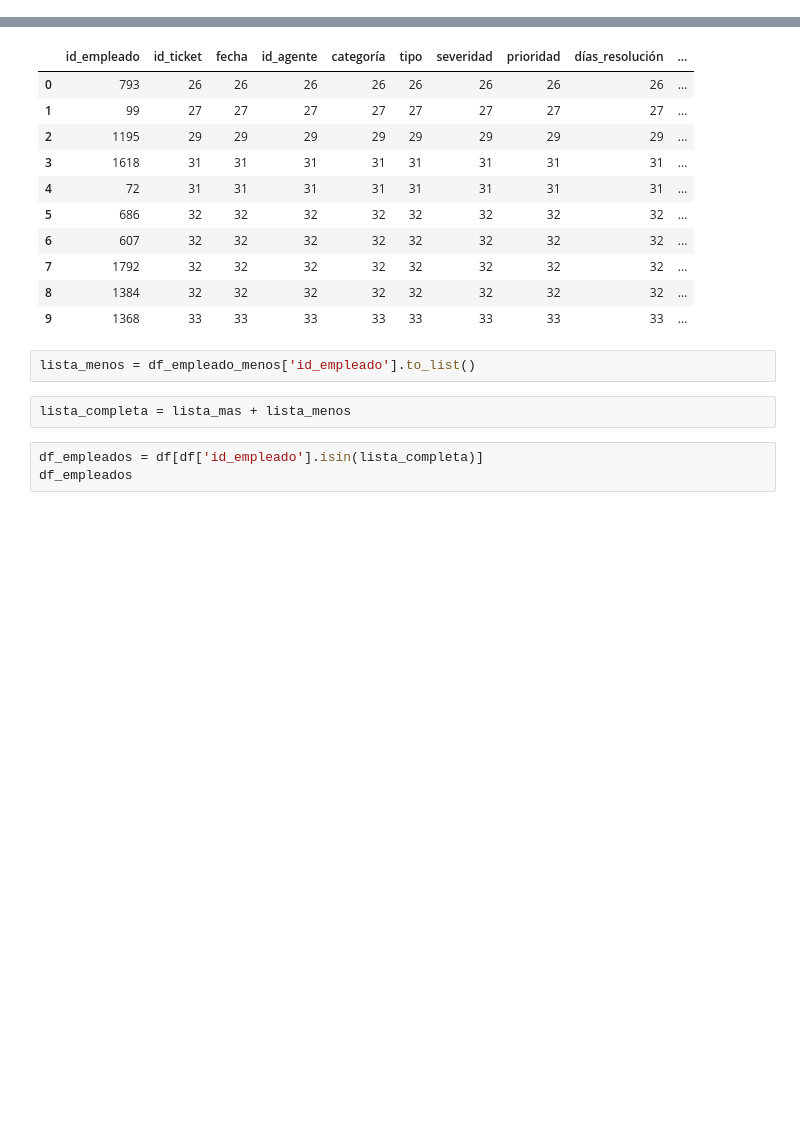
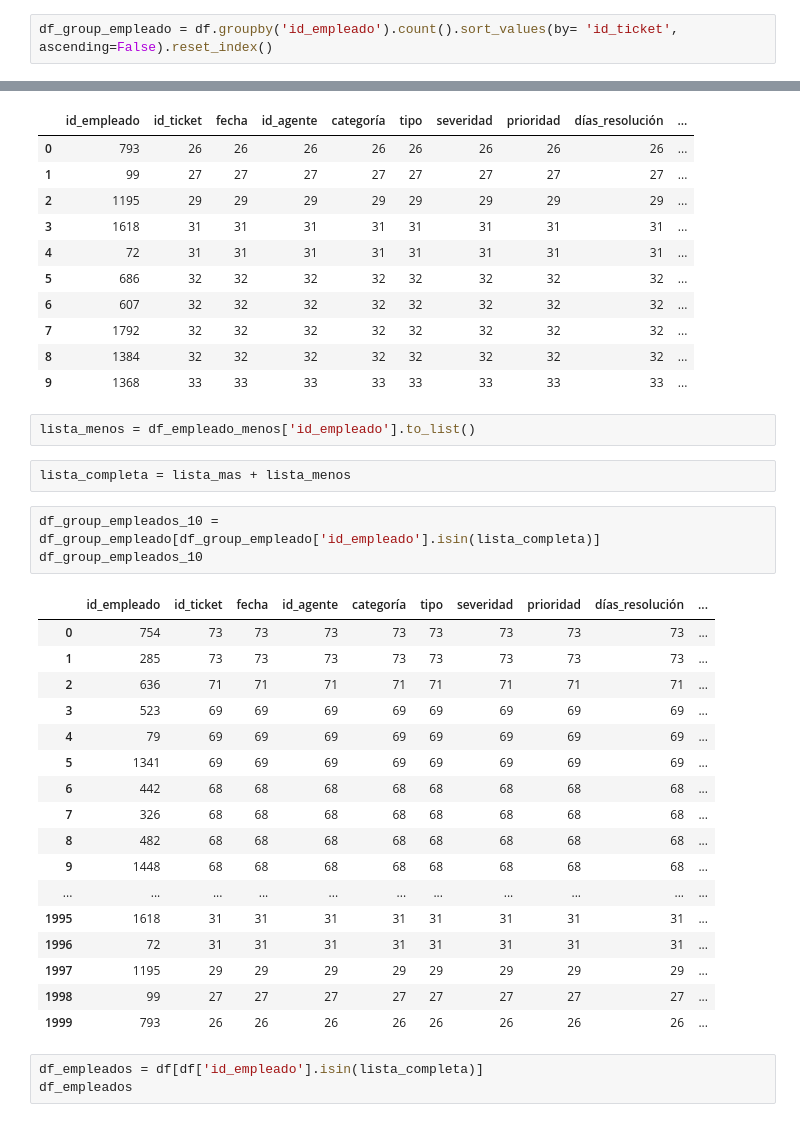
Before and after one commit to Adalab/EDA-y-ETL, a Jupyter notebook: eda/eda-III.ipynb, the cells around one changed output, grey strips where cells are left out. Saved outputs shown, nothing was run; the diff lists cells and outputs as text; blank space fills up the shorter version.

```diff
--- a/eda/eda-III.ipynb
+++ b/eda/eda-III.ipynb
@@ -86,3 +86,5 @@ plt.show();
 -Sacar el número de tickets por empleado. Pista 💡 Para esto tendremos que usar un groupby.
 
 -Visualizar el resultado del groupby anterior con la gráfica que sea más adecuada.
+# %%
+df_group_empleado = df.groupby('id_empleado').count().sort_values(by= 'id_ticket', ascending=False).reset_index()
@@ -133,6 +144,27 @@ df_empleado_menos
 lista_menos = df_empleado_menos['id_empleado'].to_list()
 # %%
 lista_completa = lista_mas + lista_menos
+# %%
+df_group_empleados_10 = df_group_empleado[df_group_empleado['id_empleado'].isin(lista_completa)]
+df_group_empleados_10
+# %% [output]
+|  | id_empleado | id_ticket | fecha | id_agente | categoría | tipo | severidad | prioridad | días_resolución | ... |
+| 0 | 754 | 73 | 73 | 73 | 73 | 73 | 73 | 73 | 73 | ... |
+| 1 | 285 | 73 | 73 | 73 | 73 | 73 | 73 | 73 | 73 | ... |
+| 2 | 636 | 71 | 71 | 71 | 71 | 71 | 71 | 71 | 71 | ... |
+| 3 | 523 | 69 | 69 | 69 | 69 | 69 | 69 | 69 | 69 | ... |
+| 4 | 79 | 69 | 69 | 69 | 69 | 69 | 69 | 69 | 69 | ... |
+| 5 | 1341 | 69 | 69 | 69 | 69 | 69 | 69 | 69 | 69 | ... |
+| 6 | 442 | 68 | 68 | 68 | 68 | 68 | 68 | 68 | 68 | ... |
+| 7 | 326 | 68 | 68 | 68 | 68 | 68 | 68 | 68 | 68 | ... |
+| 8 | 482 | 68 | 68 | 68 | 68 | 68 | 68 | 68 | 68 | ... |
+| 9 | 1448 | 68 | 68 | 68 | 68 | 68 | 68 | 68 | 68 | ... |
+| ... | ... | ... | ... | ... | ... | ... | ... | ... | ... | ... |
+| 1995 | 1618 | 31 | 31 | 31 | 31 | 31 | 31 | 31 | 31 | ... |
+| 1996 | 72 | 31 | 31 | 31 | 31 | 31 | 31 | 31 | 31 | ... |
+| 1997 | 1195 | 29 | 29 | 29 | 29 | 29 | 29 | 29 | 29 | ... |
+| 1998 | 99 | 27 | 27 | 27 | 27 | 27 | 27 | 27 | 27 | ... |
+| 1999 | 793 | 26 | 26 | 26 | 26 | 26 | 26 | 26 | 26 | ... |
 # %%
 df_empleados = df[df['id_empleado'].isin(lista_completa)]
 df_empleados
```
Also changed, not shown: parts of 6 cells of this notebook, 1 other file.
